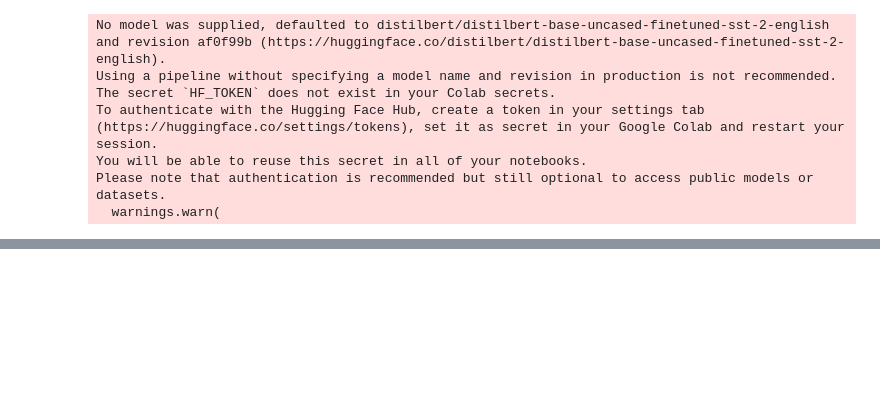
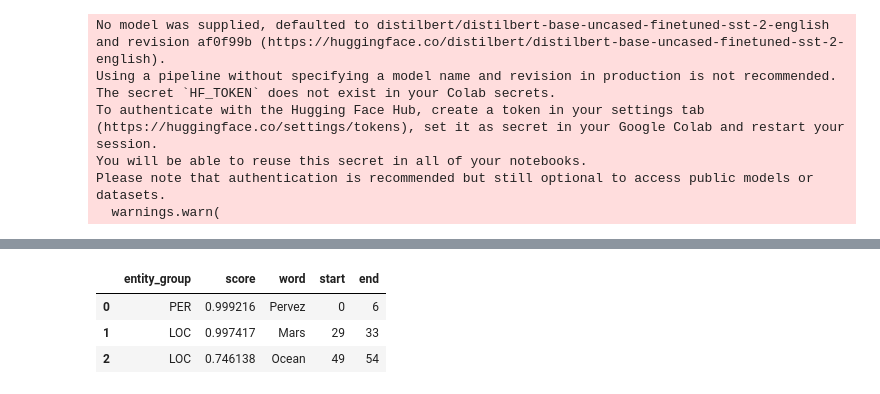
Before and after one commit to itsChethan283/GenAI-projects-using-langchain-campusX-, a Jupyter notebook: GenAI_CampusX.ipynb, the cells around one changed output, grey strips where cells are left out. Drawn from its saved outputs; the diff is of its cells as text; code cells hidden in the pictures; blank space fills up the shorter version.

```diff
--- a/GenAI_CampusX.ipynb
+++ b/GenAI_CampusX.ipynb
@@ -15,0 +28,2 @@ Please note that authentication is recommended but still optional to access publ
+# %%
+ner = pipeline("ner", aggregation_strategy="simple")
@@ -15,0 +38,7 @@ Please note that authentication is recommended but still optional to access publ
+# %%
+pd.DataFrame(ner("Pervez looks like he is from Mars but he is from Ocean"))
+# %% [output]
+|  | entity_group | score | word | start | end |
+| 0 | PER | 0.999216 | Pervez | 0 | 6 |
+| 1 | LOC | 0.997417 | Mars | 29 | 33 |
+| 2 | LOC | 0.746138 | Ocean | 49 | 54 |
```
Also changed, not shown: parts of 5 cells of this notebook.
